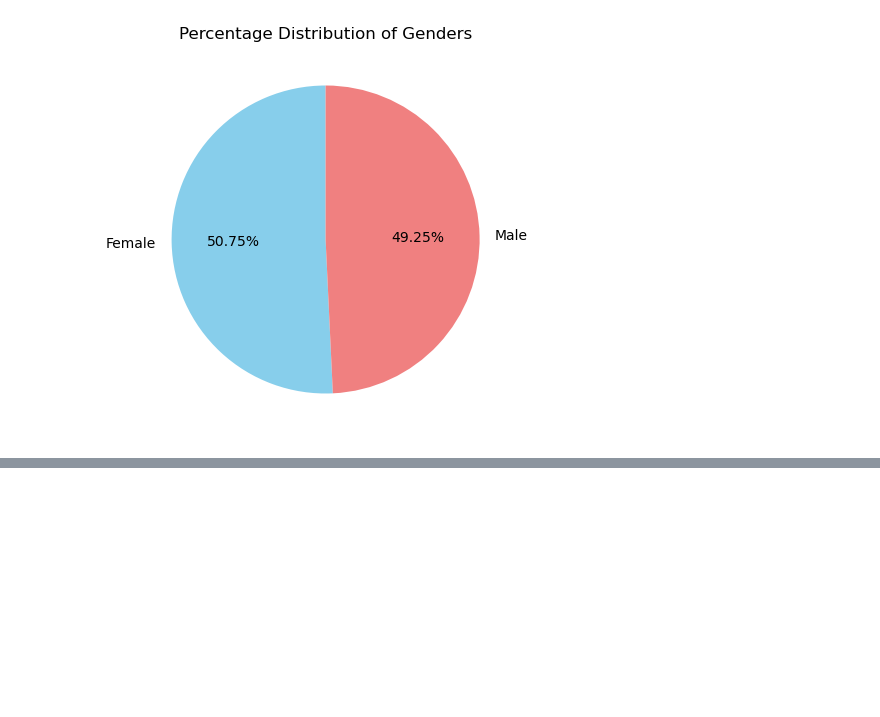
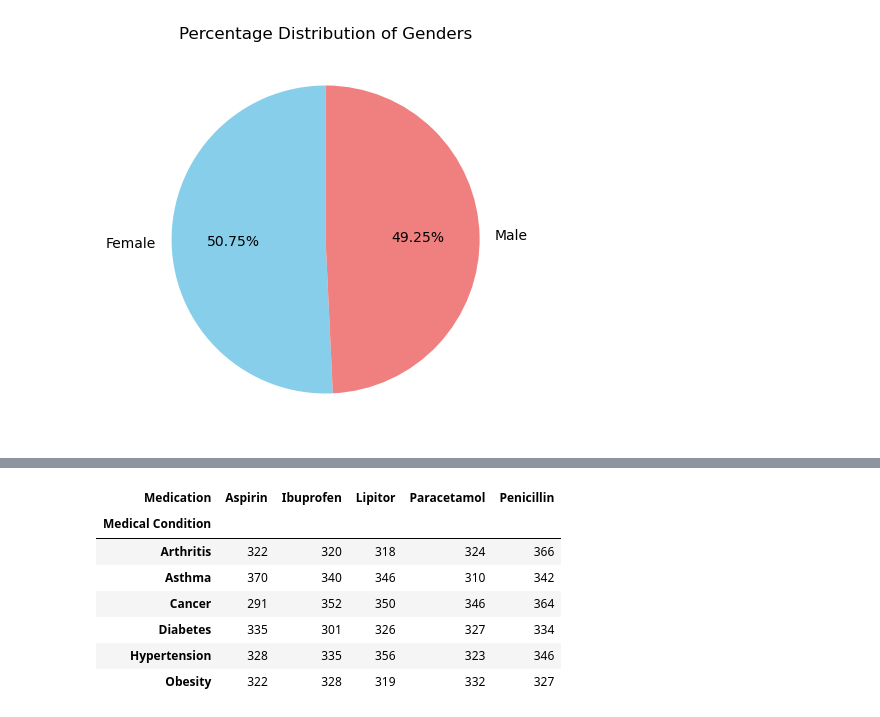
Before and after one commit to kiptochmike/Healthcare, a Jupyter notebook: healthcare.ipynb, the cells around one changed output, grey strips where cells are left out. Cells and saved outputs as stored; diff of their text form; code cells hidden in the pictures; blank space fills up the shorter version.

```diff
--- a/healthcare.ipynb
+++ b/healthcare.ipynb
@@ -153,0 +161,12 @@ Observations:
+# %%
+#which medication used different medical conditions
+data.groupby('Medical Condition')['Medication'].value_counts().sort_values(ascending=False).unstack().style.background_gradient(cmap='GnBu_r')
+# %% [output]
+| Medication | Aspirin | Ibuprofen | Lipitor | Paracetamol | Penicillin |
+| Medical Condition |  |  |  |  |  |
+| Arthritis | 322 | 320 | 318 | 324 | 366 |
+| Asthma | 370 | 340 | 346 | 310 | 342 |
+| Cancer | 291 | 352 | 350 | 346 | 364 |
+| Diabetes | 335 | 301 | 326 | 327 | 334 |
+| Hypertension | 328 | 335 | 356 | 323 | 346 |
+| Obesity | 322 | 328 | 319 | 332 | 327 |
```
Also changed, not shown: parts of 9 cells of this notebook.
